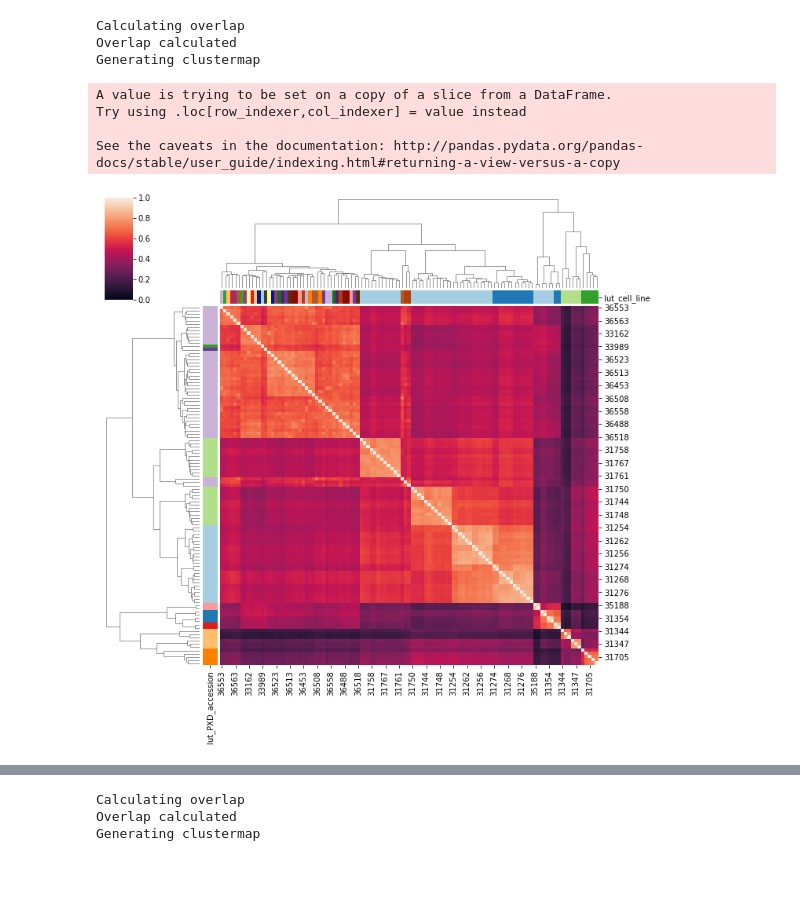
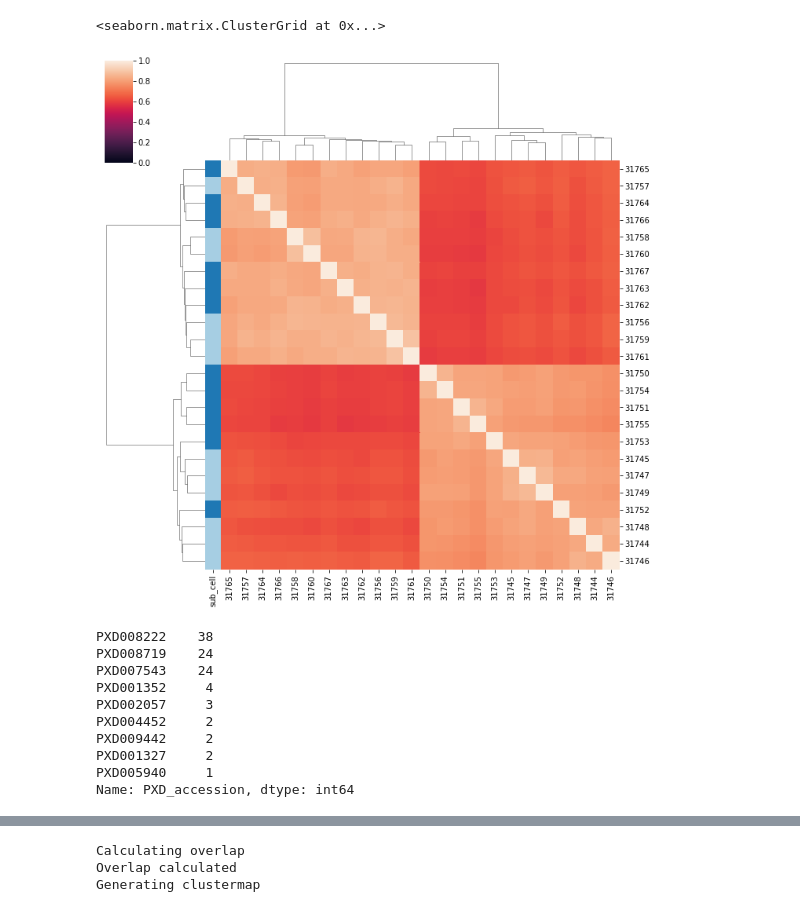
Before and after one commit to SamvPy/Master_thesis_AJ_22_23, a Jupyter notebook: master_thesis/Atlas_analysis/exploration/comparing_overlap_projects.ipynb, the cells around one changed output, grey strips where cells are left out. Cells and saved outputs as stored; diff of their text form; code cells hidden in the pictures; blank space fills up the shorter version.

```diff
--- a/master_thesis/Atlas_analysis/exploration/comparing_overlap_projects.ipynb
+++ b/master_thesis/Atlas_analysis/exploration/comparing_overlap_projects.ipynb
@@ -53,3 +12,16 @@ breast_meta.head()
+# %%
+data_nsaf = pd.read_csv("/home/compomics/Sam/git/python/master_thesis/Atlas_analysis/preprocessing/NSAF_50.csv", index_col = "assay_id")
+data_nsaf = np.log2(data_nsaf)
+
+meta = pd.read_csv("../../Metadata/unified_metadata.csv")
+meta = meta[meta.assay_id.isin(data_nsaf.index)]
+
+groups = pd.read_csv("../../Metadata/group_cells_annotation.csv", sep =";", index_col="Unnamed: 0")
+meta["Group"] = meta.cell_line.apply(lambda x: groups[groups.cell_line == x]["group"].values[0])
+meta = meta.set_index("assay_id")
+
+data_nsaf.sort_index(inplace=True)
+meta.sort_index(inplace=True)
 # %%
 def calculate_overlap(meta):
 
@@ -121,11 +94,29 @@ def make_clustermap_all():
-# %%
-make_clustermap_tissue("breast")
-# %% [output]
-Calculating overlap
-Overlap calculated
-Generating clustermap
-A value is trying to be set on a copy of a slice from a DataFrame.
-Try using .loc[row_indexer,col_indexer] = value instead
-
-See the caveats in the documentation: http://pandas.pydata.org/pandas-docs/stable/user_guide/indexing.html#returning-a-view-versus-a-copy
-[figure, removed]
+# %%
+colors = sns.color_palette("Paired") + sns.color_palette("dark") + sns.color_palette("bright") + sns.color_palette("pastel") + sns.color_palette("Set2")
+
+colormap = {}
+for i, pxd in enumerate(meta[meta.PXD_accession=="PXD007543"].sub_cell.unique()):
+    colormap[pxd] = colors[i]
+
+lut = meta[meta.PXD_accession=="PXD007543"].sub_cell.apply(lambda x: colormap[x])
+# %%
+# Clusters formed by enzyme
+overlap_tissue = calculate_overlap(meta[meta.PXD_accession=="PXD007543"])
+sns.clustermap(pd.DataFrame(overlap_tissue, index=overlap_tissue.keys()), row_colors= lut,
+               vmin = 0, vmax = 1)
+# %% [output]
+<seaborn.matrix.ClusterGrid at 0x...>
+[figure, added]
+# %%
+meta[meta.Group == "Ductal_breast"].PXD_accession.value_counts()
+# %% [output]
+PXD008222    38
+PXD008719    24
+PXD007543    24
+PXD001352     4
+PXD002057     3
+PXD004452     2
+PXD009442     2
+PXD001327     2
+PXD005940     1
+Name: PXD_accession, dtype: int64
```
Also changed, not shown: parts of 14 cells of this notebook, 22 other files.
